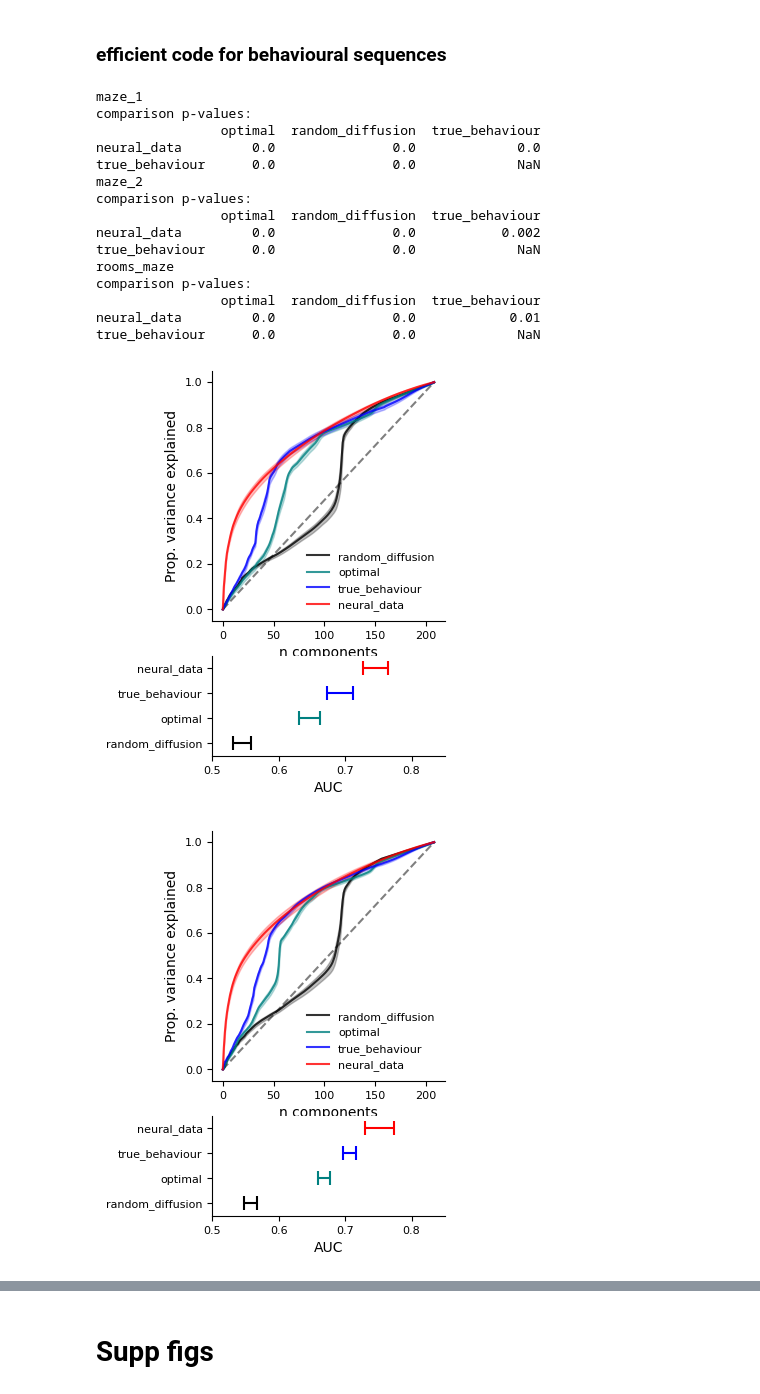
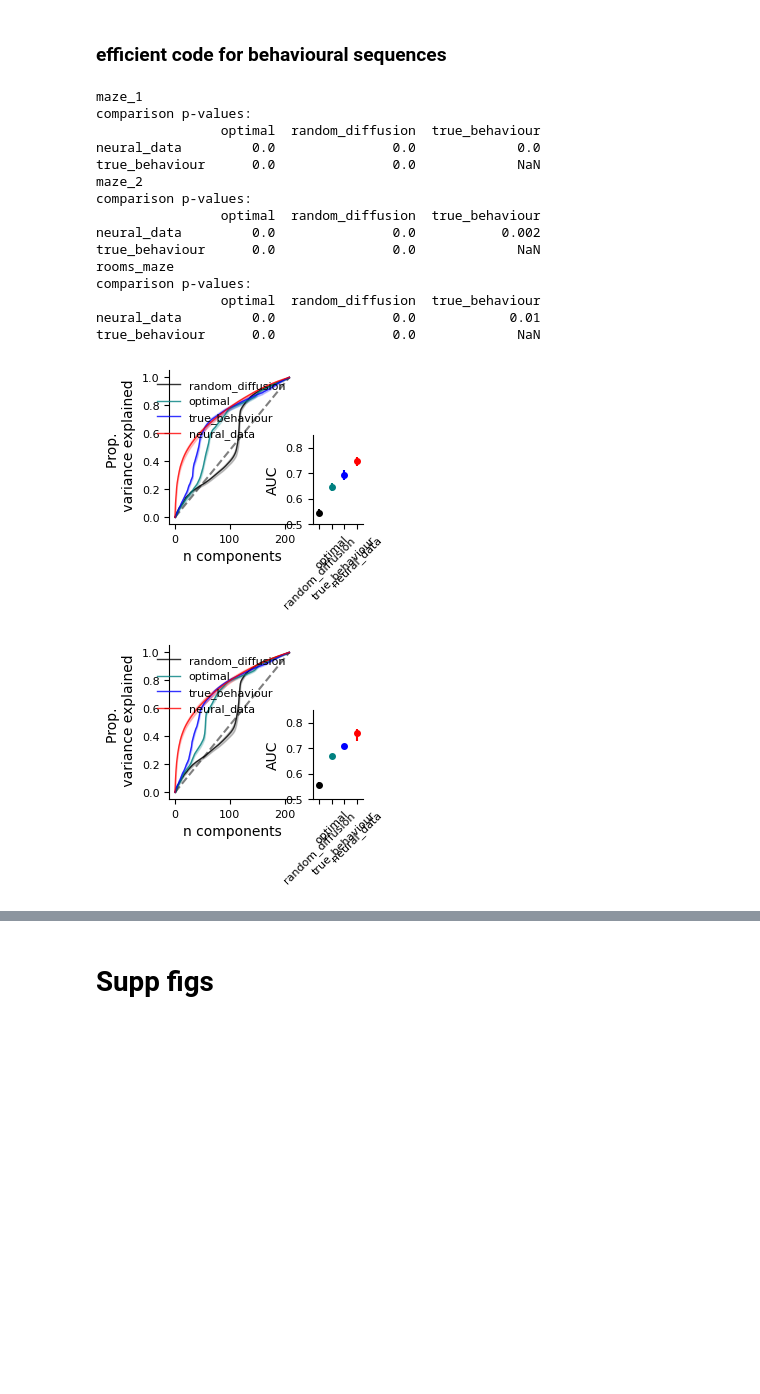
Before and after one commit to peterdoohan/GridMaze-mFC, a Jupyter notebook: Notebooks/4.structured_reps.ipynb, the cells around one changed output, grey strips where cells are left out. Drawn from its saved outputs; the diff is of its cells as text; code cells hidden in the pictures; blank space fills up the shorter version.

```diff
--- a/Notebooks/4.structured_reps.ipynb
+++ b/Notebooks/4.structured_reps.ipynb
@@ -153,26 +155,29 @@ for i, maze_name in enumerate(["maze_1", "maze_2", "rooms_maze"]):
 # %%
+reload(ec)
 for i, maze_name in enumerate(["maze_1", "maze_2", "rooms_maze"]):
     print(maze_name)
     auc_df, ve_df = ec.get_neural_variance_explained_by_synthetic_behaviour(maze_name)
-    f, axes = plt.subplots(2, 1, figsize=(3, 5), height_ratios=(1, 0.4), clear=True)
+    f = plt.figure(figsize=(2.5, 2))
+    gs = f.add_gridspec(2, 2, width_ratios=(1, 0.4), height_ratios=(0.5, 1), hspace=0.3)
+    axes = [f.add_subplot(gs[:, 0]), f.add_subplot(gs[1, 1])]
     ec.plot_neural_behavioural_ve_summary(
         auc_df, ve_df, axes=axes, colors=["red", "blue", "teal", "black"], print_stats=True
     )
 # %% [output]
 maze_1
 comparison p-values:
                 optimal  random_diffusion  true_behaviour
 neural_data         0.0               0.0             0.0
 true_behaviour      0.0               0.0             NaN
 maze_2
 comparison p-values:
                 optimal  random_diffusion  true_behaviour
 neural_data         0.0               0.0           0.002
 true_behaviour      0.0               0.0             NaN
 rooms_maze
 comparison p-values:
                 optimal  random_diffusion  true_behaviour
 neural_data         0.0               0.0            0.01
 true_behaviour      0.0               0.0             NaN
-[figure, old version]
+[figure, new version]
-[figure, old version]
+[figure, new version]
```
Also changed, not shown: parts of 2 cells of this notebook.
